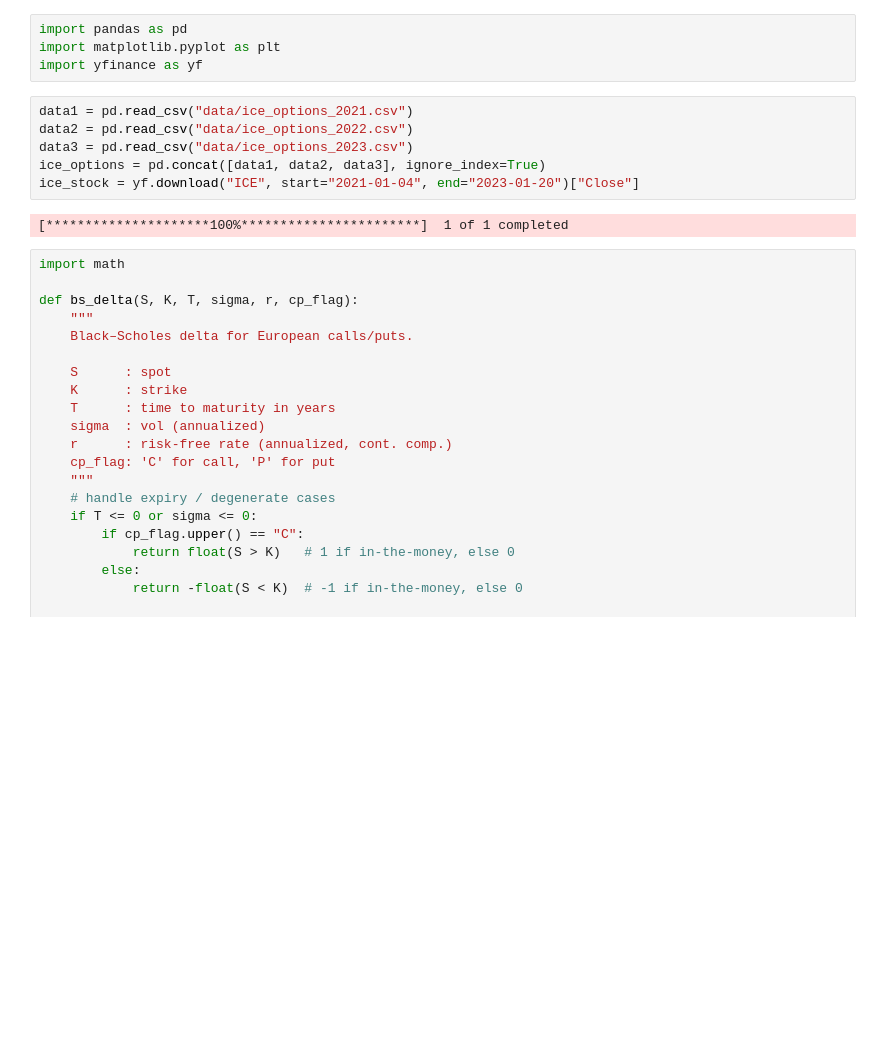
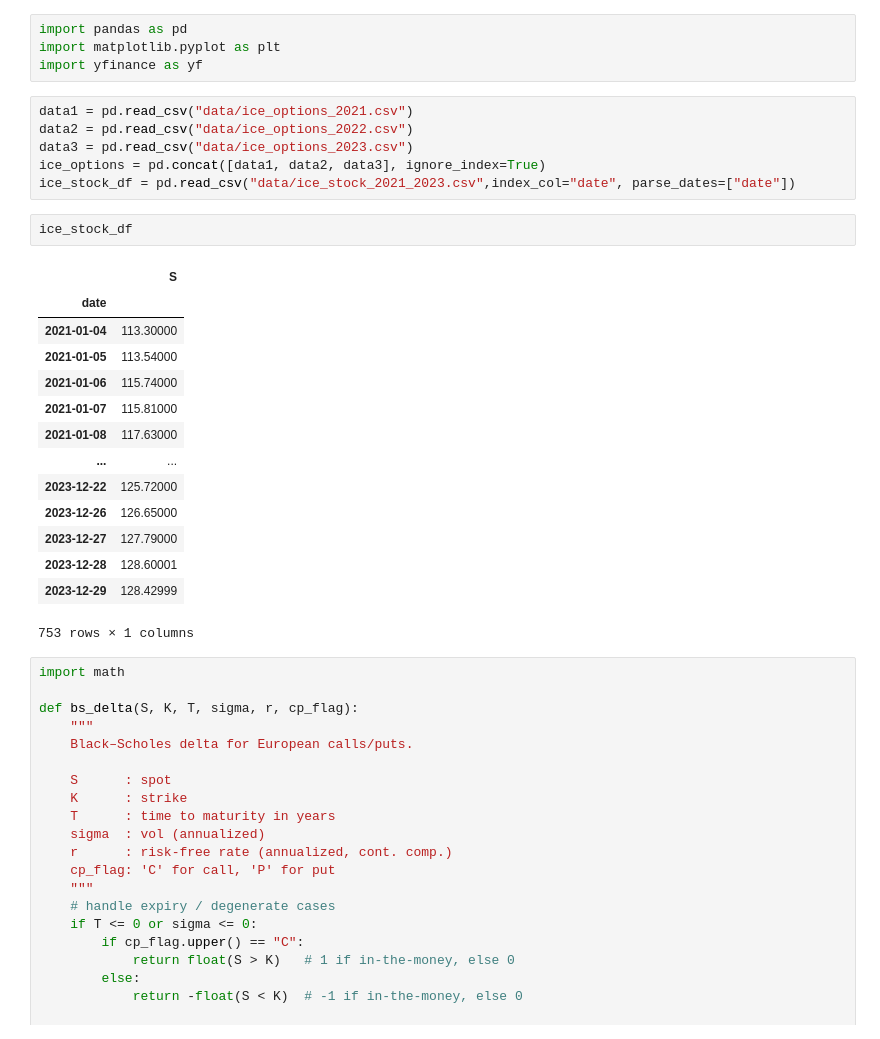
Before and after one commit to tryt0c0de/deep_hedging, a Jupyter notebook: research.ipynb, the cells around one changed output. Drawn from its saved outputs; the diff is of its cells as text; blank space fills up the shorter version.

```diff
--- a/research.ipynb
+++ b/research.ipynb
@@ -7,9 +7,24 @@ data1 = pd.read_csv("data/ice_options_2021.csv")
 data2 = pd.read_csv("data/ice_options_2022.csv")
 data3 = pd.read_csv("data/ice_options_2023.csv")
 ice_options = pd.concat([data1, data2, data3], ignore_index=True)
-ice_stock = yf.download("ICE", start="2021-01-04", end="2023-01-20")["Close"]
+ice_stock_df = pd.read_csv("data/ice_stock_2021_2023.csv",index_col="date", parse_dates=["date"])
-# %% [output]
-[*********************100%***********************]  1 of 1 completed
+# %%
+ice_stock_df
+# %% [output]
+|  | S |
+| date |  |
+| 2021-01-04 | 113.30000 |
+| 2021-01-05 | 113.54000 |
+| 2021-01-06 | 115.74000 |
+| 2021-01-07 | 115.81000 |
+| 2021-01-08 | 117.63000 |
+| ... | ... |
+| 2023-12-22 | 125.72000 |
+| 2023-12-26 | 126.65000 |
+| 2023-12-27 | 127.79000 |
+| 2023-12-28 | 128.60001 |
+| 2023-12-29 | 128.42999 |
+753 rows × 1 columns
 # %%
 import math
 
```
Also changed, not shown: parts of 12 cells of this notebook, 3 other files.
